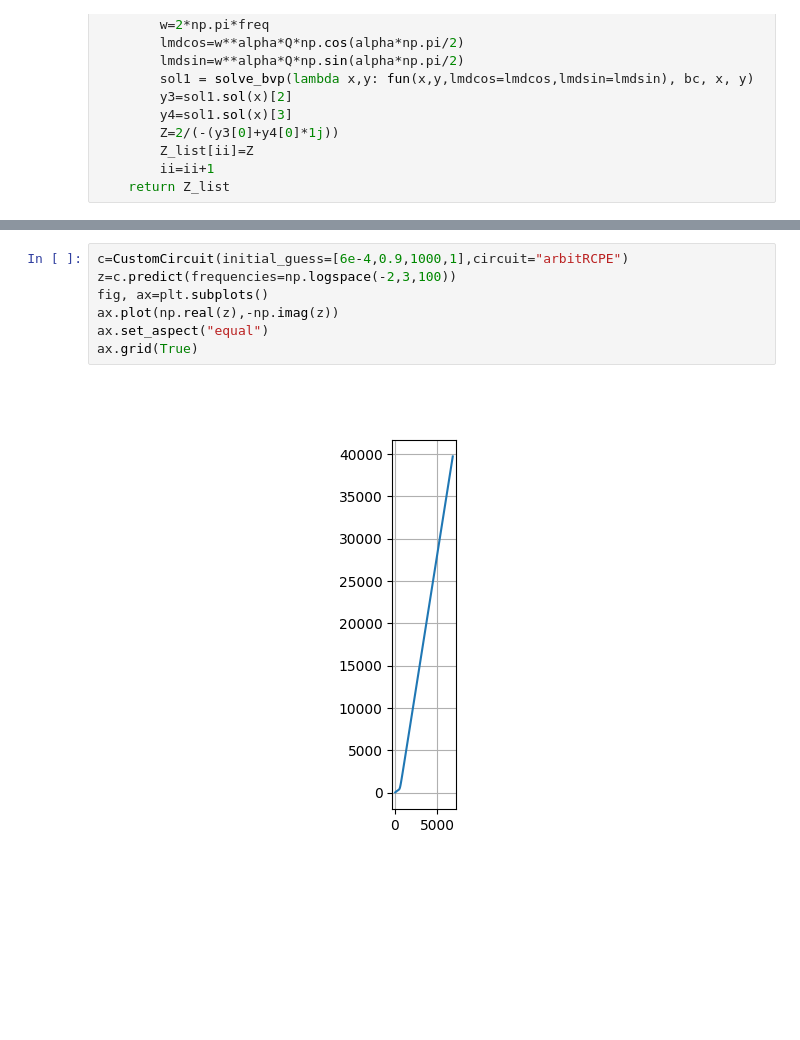
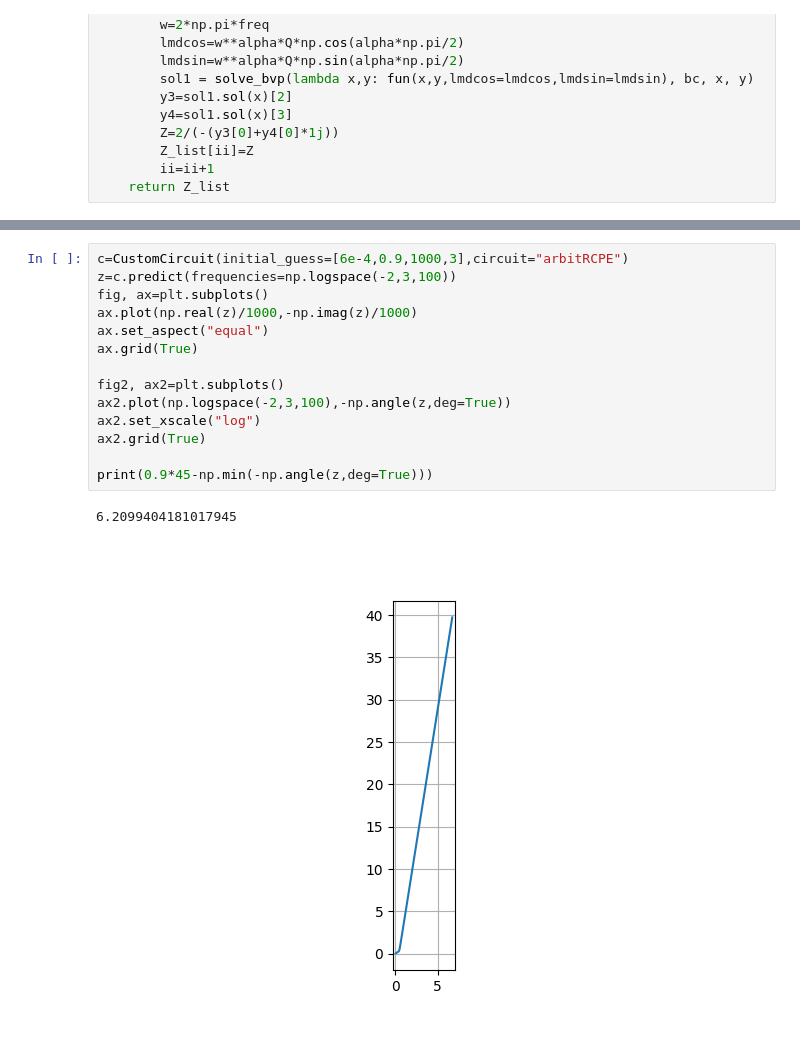
Before and after one commit to Yugal0/fitting-gen-arbitrary-eis, a Jupyter notebook: main.ipynb, the cells around one changed output, grey strips where cells are left out. Saved outputs shown, nothing was run; the diff lists cells and outputs as text; blank space fills up the shorter version.

```diff
--- a/main.ipynb
+++ b/main.ipynb
@@ -38,9 +51,17 @@ def arbitRCPE(p,f):
 # %%
-c=CustomCircuit(initial_guess=[6e-4,0.9,1000,1],circuit="arbitRCPE")
+c=CustomCircuit(initial_guess=[6e-4,0.9,1000,3],circuit="arbitRCPE")
 z=c.predict(frequencies=np.logspace(-2,3,100))
 fig, ax=plt.subplots()
-ax.plot(np.real(z),-np.imag(z))
+ax.plot(np.real(z)/1000,-np.imag(z)/1000)
 ax.set_aspect("equal")
 ax.grid(True)
+
+fig2, ax2=plt.subplots()
+ax2.plot(np.logspace(-2,3,100),-np.angle(z,deg=True))
+ax2.set_xscale("log")
+ax2.grid(True)
+
+print(0.9*45-np.min(-np.angle(z,deg=True)))
 # %% [output]
+6.2099404181017945
-[figure, old version]
+[figure, new version]
```
Also changed, not shown: parts of 2 cells of this notebook.
